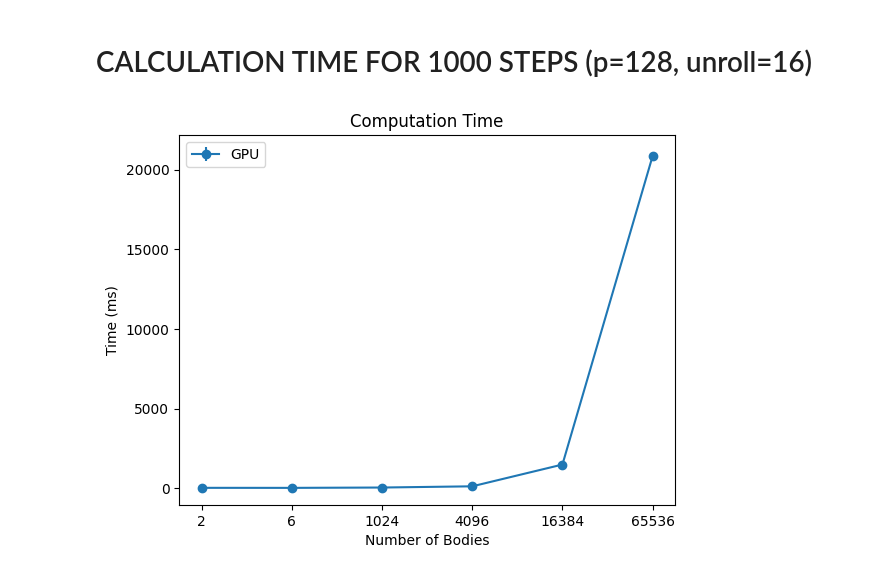
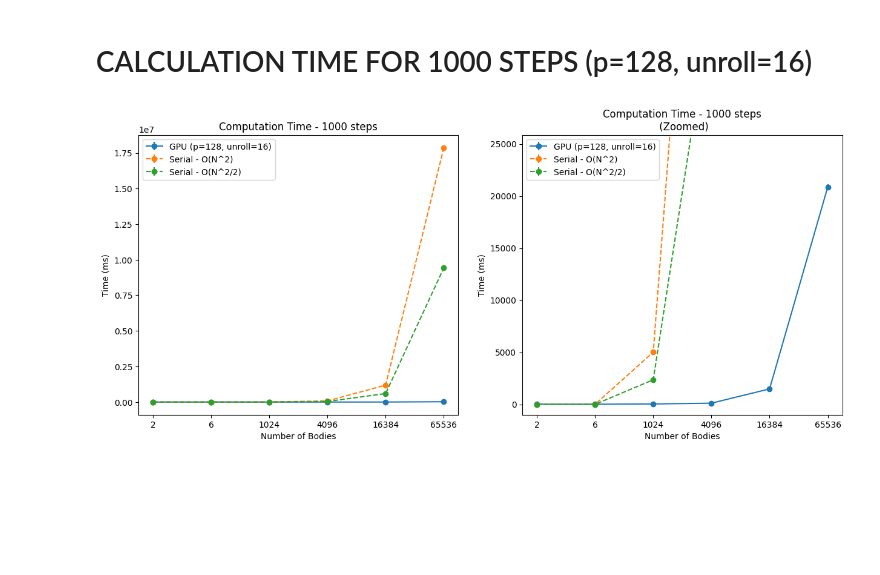
Before and after one commit to Berto70/nbody_cuda, a Jupyter notebook: plot/test.ipynb, the cells around one changed output. Cells and saved outputs as stored; diff of their text form; code cells hidden in the pictures; blank space fills up the shorter version.

```diff
--- a/plot/test.ipynb
+++ b/plot/test.ipynb
@@ -205,18 +205,42 @@ Image.open('./N_over_p_table.png')
 # CALCULATION TIME FOR 1000 STEPS (p=128, unroll=16)
 # %%
 time_df = pd.read_csv('../data/timer.csv')
+timer_serial_df = pd.read_csv('../data/serial_timer.csv')
+timer_serialsym_df = pd.read_csv('../data/serial_sym_timer.csv')
 # %%
 time_m = time_df.filter(['n_bodies', 'time']).groupby('n_bodies').mean()
 time_s = time_df.filter(['n_bodies', 'time']).groupby('n_bodies').std()
+
+time_serial_m = timer_serial_df.filter(['n_bodies', 'time']).groupby('n_bodies').mean()
+time_serial_s = timer_serial_df.filter(['n_bodies', 'time']).groupby('n_bodies').std()
+
+time_serialsys_m = timer_serialsym_df.filter(['n_bodies', 'time']).groupby('n_bodies').mean()
+time_serialsys_s = timer_serialsym_df.filter(['n_bodies', 'time']).groupby('n_bodies').std()
-# %%
-t_bod = np.array(time_m.index)
-plt.errorbar(np.arange(6), time_m['time'], yerr=time_s['time'], fmt='-o', label='GPU')
-plt.xlabel('Number of Bodies')
-plt.ylabel('Time (ms)')
-plt.title('Computation Time')
-plt.xticks(np.arange(6), t_bod)
-
-plt.legend(loc='upper left')
-plt.show()
-# %% [output]
-[figure, removed]
+# %%
+fig, ax = plt.subplots(1,2, figsize=(15,6))
+t_bod = np.array(time_m.index)
+
+ax[0].errorbar(np.arange(6), time_m['time'], yerr=time_s['time'], fmt='-o', label='GPU (p=128, unroll=16)')
+ax[0].errorbar(np.arange(6), time_serial_m['time'], yerr=time_serial_s['time'], fmt='--o', label='Serial - O(N^2)')
+ax[0].errorbar(np.arange(6), time_serialsys_m['time'], yerr=time_serialsys_s['time'], fmt='--o', label='Serial - O(N^2/2)')
+ax[0].set_xlabel('Number of Bodies')
+ax[0].set_ylabel('Time (ms)')
+ax[0].set_title('Computation Time - 1000 steps')
+ax[0].set_xticks(np.arange(6), t_bod)
+ax[0].legend(loc='upper left')
+
+ax[1].errorbar(np.arange(6), time_m['time'], yerr=time_s['time'], fmt='-o', label='GPU (p=128, unroll=16)')
+ax[1].errorbar(np.arange(6), time_serial_m['time'], yerr=time_serial_s['time'], fmt='--o', label='Serial - O(N^2)')
+ax[1].errorbar(np.arange(6), time_serialsys_m['time'], yerr=time_serialsys_s['time'], fmt='--o', label='Serial - O(N^2/2)')
+ax[1].set_xlabel('Number of Bodies')
+ax[1].set_ylabel('Time (ms)')
+ax[1].set_title('Computation Time - 1000 steps\n (Zoomed)')
+ax[1].set_xticks(np.arange(6), t_bod)
+ax[1].legend(loc='upper left')
+ax[1].set_ylim(-1000, time_m['time'].max()+5000)
+
+
+
+plt.show()
+# %% [output]
+[figure, added]
```
Also changed, not shown: parts of 4 cells of this notebook.
